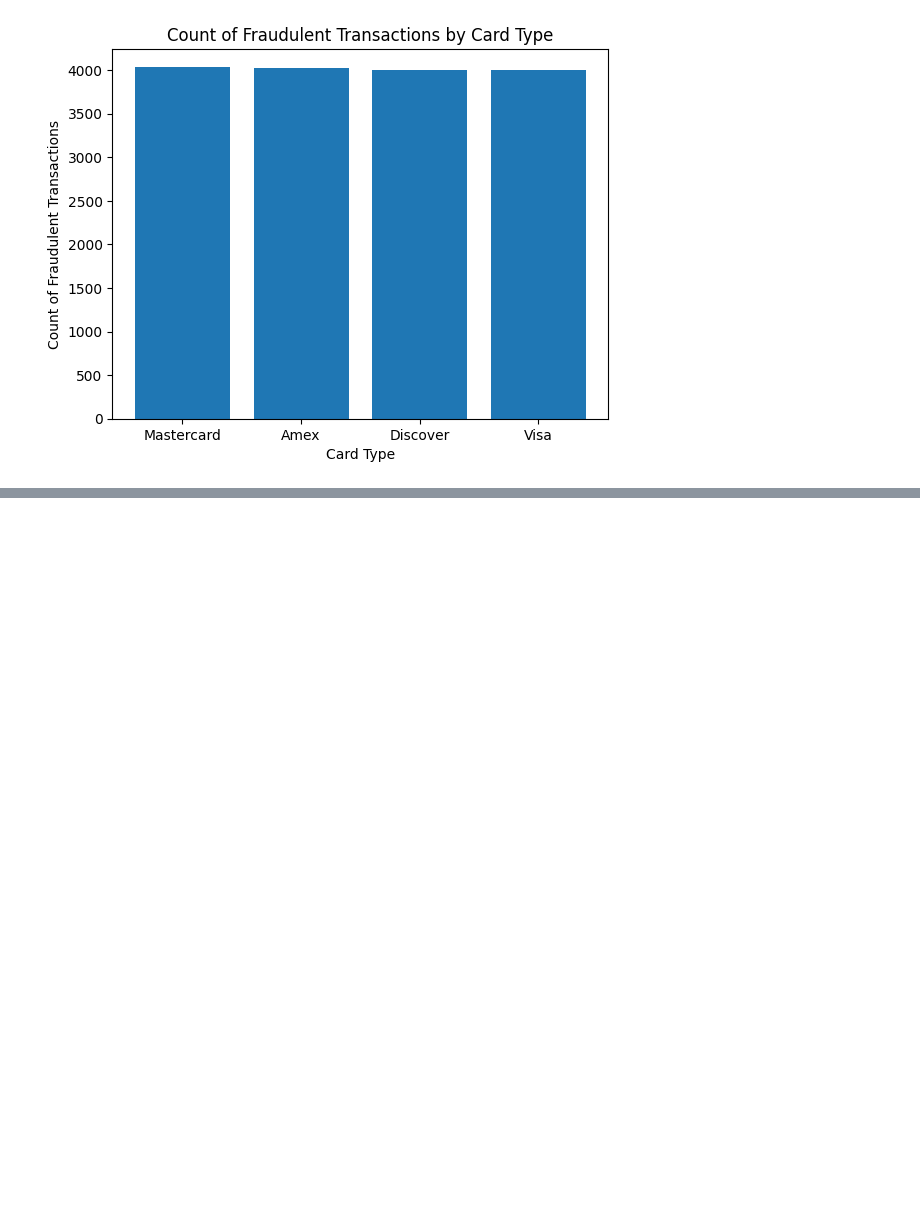
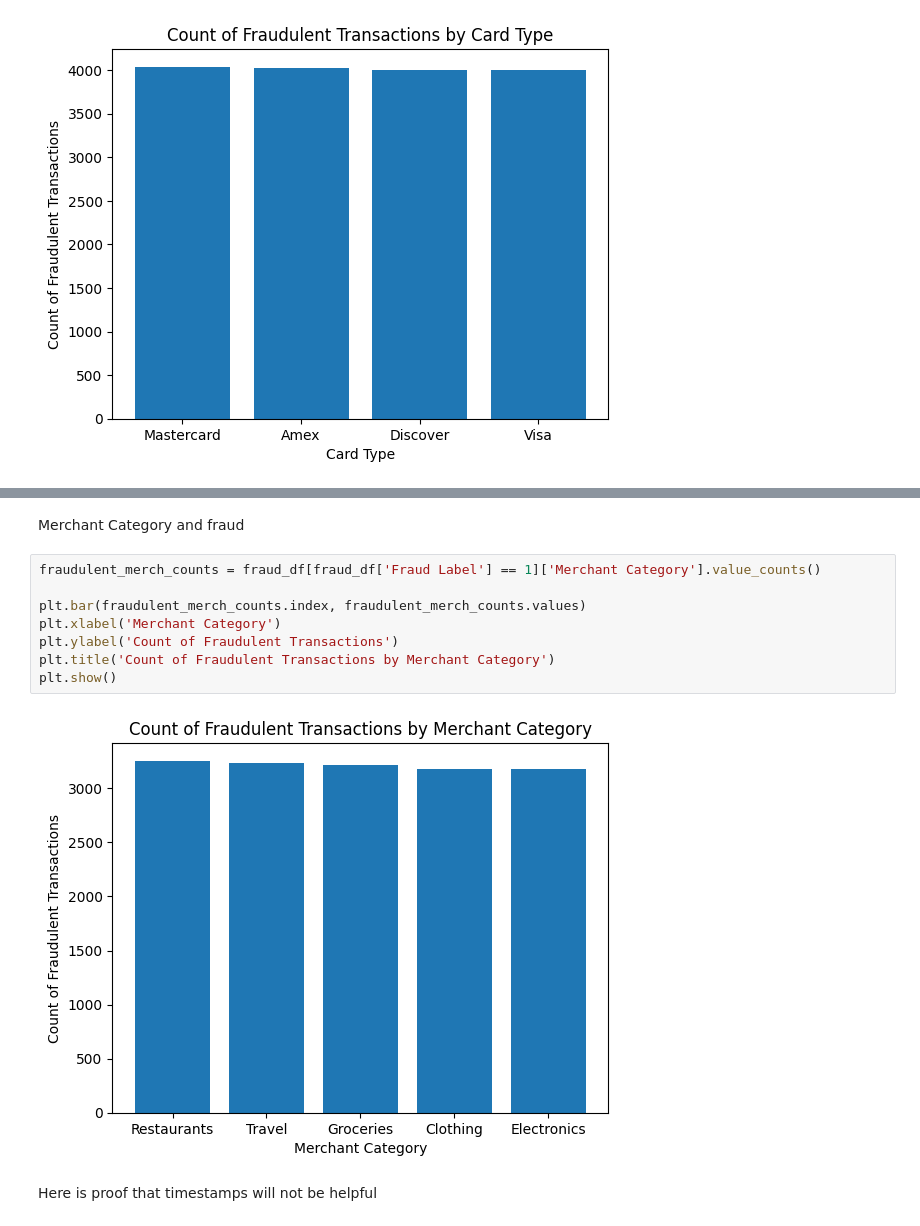
Before and after one commit to adambueno/fraudDetection, a Jupyter notebook: fraudDetection.ipynb, the cells around one changed output, grey strips where cells are left out. Drawn from its saved outputs; the diff is of its cells as text; blank space fills up the shorter version.

```diff
--- a/fraudDetection.ipynb
+++ b/fraudDetection.ipynb
@@ -312,0 +329,14 @@ plt.show()
+# %% [markdown]
+Merchant Category and fraud
+# %%
+fraudulent_merch_counts = fraud_df[fraud_df['Fraud Label'] == 1]['Merchant Category'].value_counts()
+
+plt.bar(fraudulent_merch_counts.index, fraudulent_merch_counts.values)
+plt.xlabel('Merchant Category')
+plt.ylabel('Count of Fraudulent Transactions')
+plt.title('Count of Fraudulent Transactions by Merchant Category')
+plt.show()
+# %% [output]
+[figure, added]
+# %% [markdown]
+Here is proof that timestamps will not be helpful
```
Also changed, not shown: parts of 9 cells of this notebook.
